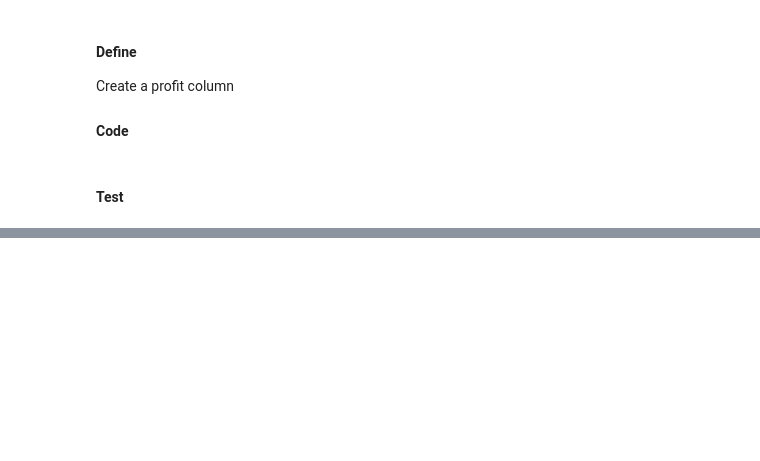
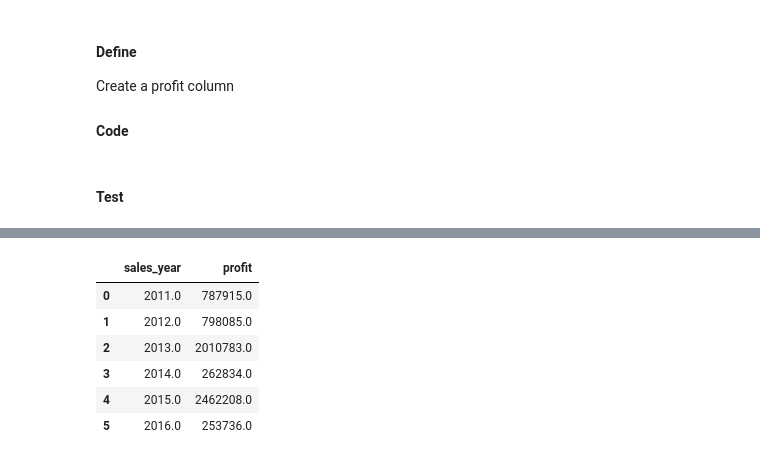
Before and after one commit to LemmyFee/Code-Your-Way-Up, a Jupyter notebook: buybuy_sales.ipynb, the cells around one changed output, grey strips where cells are left out. Cells and saved outputs as stored; diff of their text form; code cells hidden in the pictures; blank space fills up the shorter version.

```diff
--- a/buybuy_sales.ipynb
+++ b/buybuy_sales.ipynb
@@ -85,0 +189,13 @@ df.hist(grid = False, color = 'steelblue', edgecolor = 'black', figsize = (12,10
+# %%
+# Third quarter total profit
+q3_pro = df.loc[df['sales_month'].isin(['July', 'August', 'September']), ['sales_year', 'sales_month', 'profit']]
+q3 = q3_pro.groupby('sales_year')['profit'].sum().reset_index()
+q3
+# %% [output]
+|  | sales_year | profit |
+| 0 | 2011.0 | 787915.0 |
+| 1 | 2012.0 | 798085.0 |
+| 2 | 2013.0 | 2010783.0 |
+| 3 | 2014.0 | 262834.0 |
+| 4 | 2015.0 | 2462208.0 |
+| 5 | 2016.0 | 253736.0 |
```
Also changed, not shown: parts of 15 cells of this notebook.
